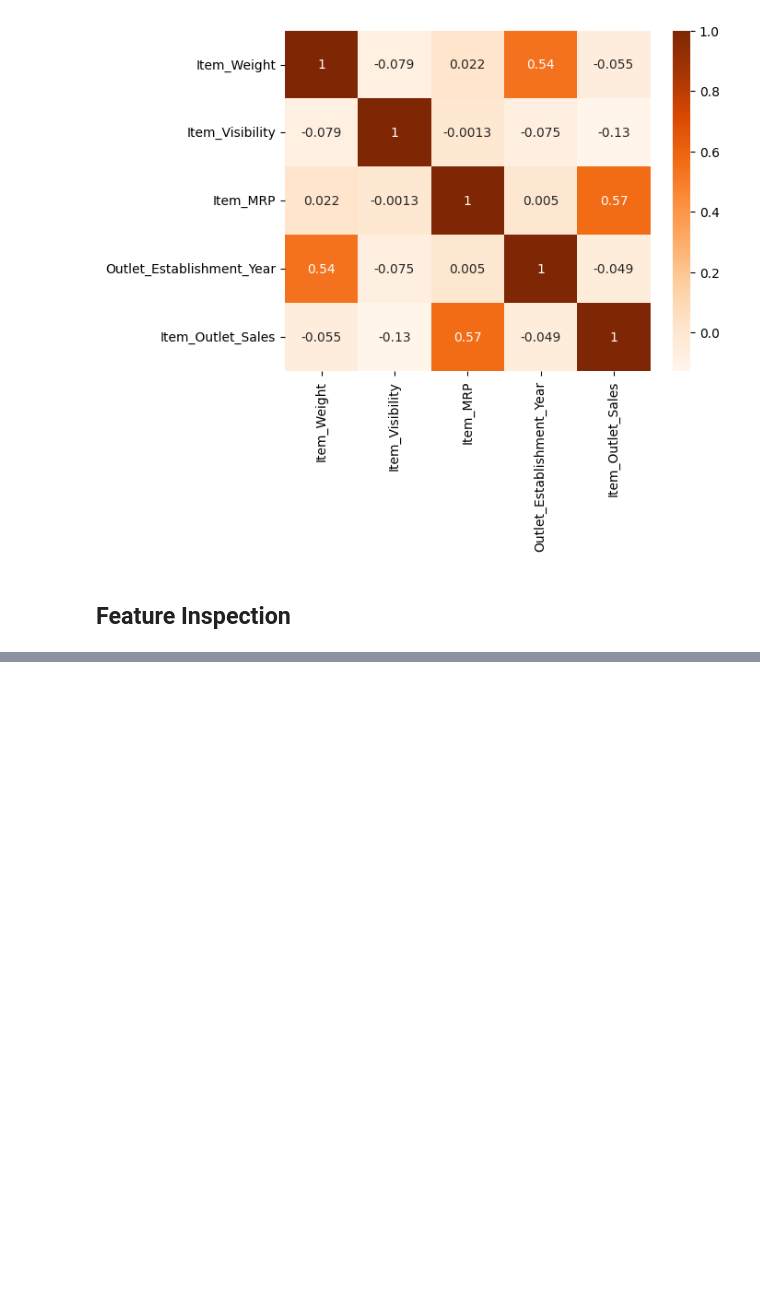
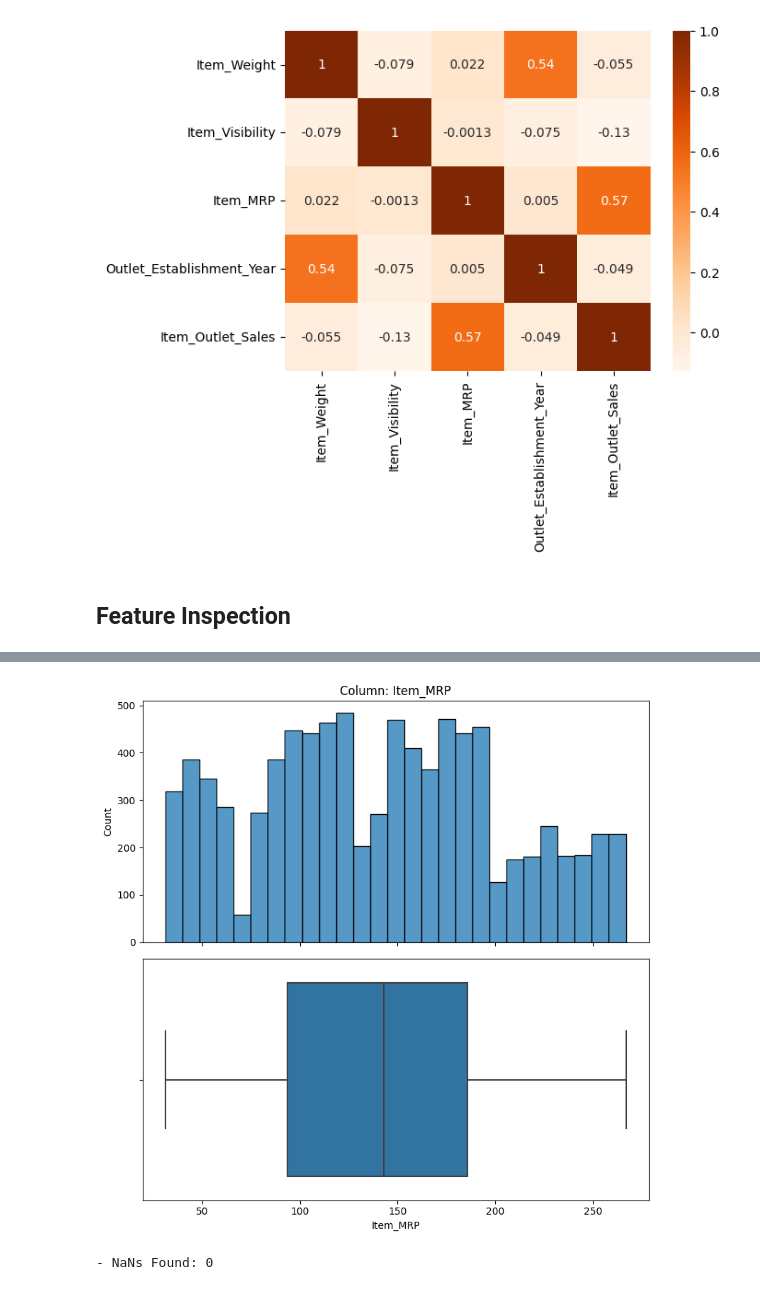
Before and after one commit to carlolopez03/Prediction-of-Product-Sales, a Jupyter notebook: Prediction_of_Product_Sales.ipynb, the cells around one changed output, grey strips where cells are left out. Drawn from its saved outputs; the diff is of its cells as text; code cells hidden in the pictures; blank space fills up the shorter version.

```diff
--- a/Prediction_of_Product_Sales.ipynb
+++ b/Prediction_of_Product_Sales.ipynb
@@ -265,0 +336,15 @@ sns.heatmap(corr, cmap = 'Oranges', annot=True);
+# %%
+x = 'Item_MRP'
+fig, axes = plt.subplots(nrows=2, figsize=(8,8), sharex=True)
+sns.histplot(data=df_sp, x=x, ax=axes[0])
+sns.boxplot(datads=df_sp, x=x, ax=axes[1])
+axes[0].set_title(f'Column: {x}')
+fig.tight_layout()
+# %% [output]
+[figure, added]
+# %%
+null_count = df_sp[x].isna().sum()
+null_perc = null_count/len(df_sp)* 100
+print(f'- NaNs Found: {null_count}')
+# %% [output]
+- NaNs Found: 0
```
Also changed, not shown: parts of 13 cells of this notebook.
